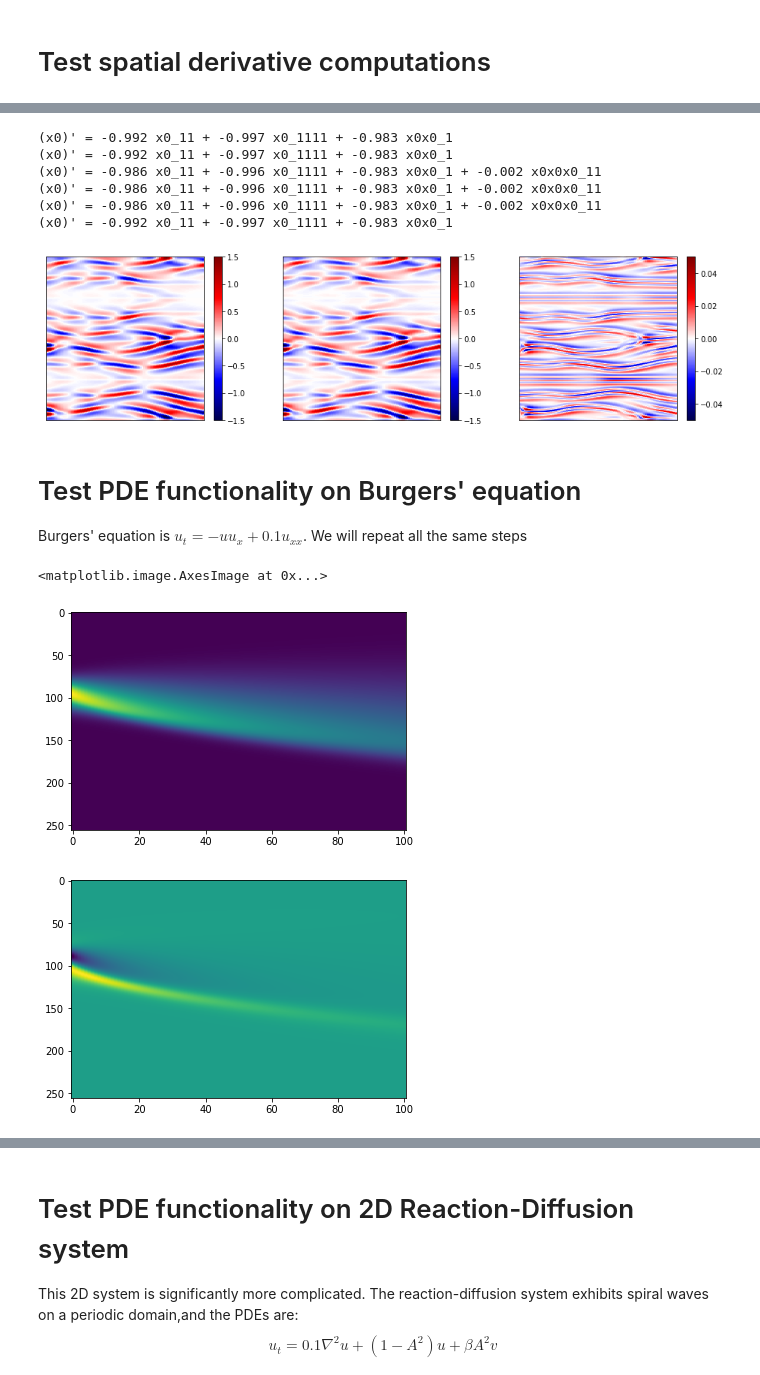
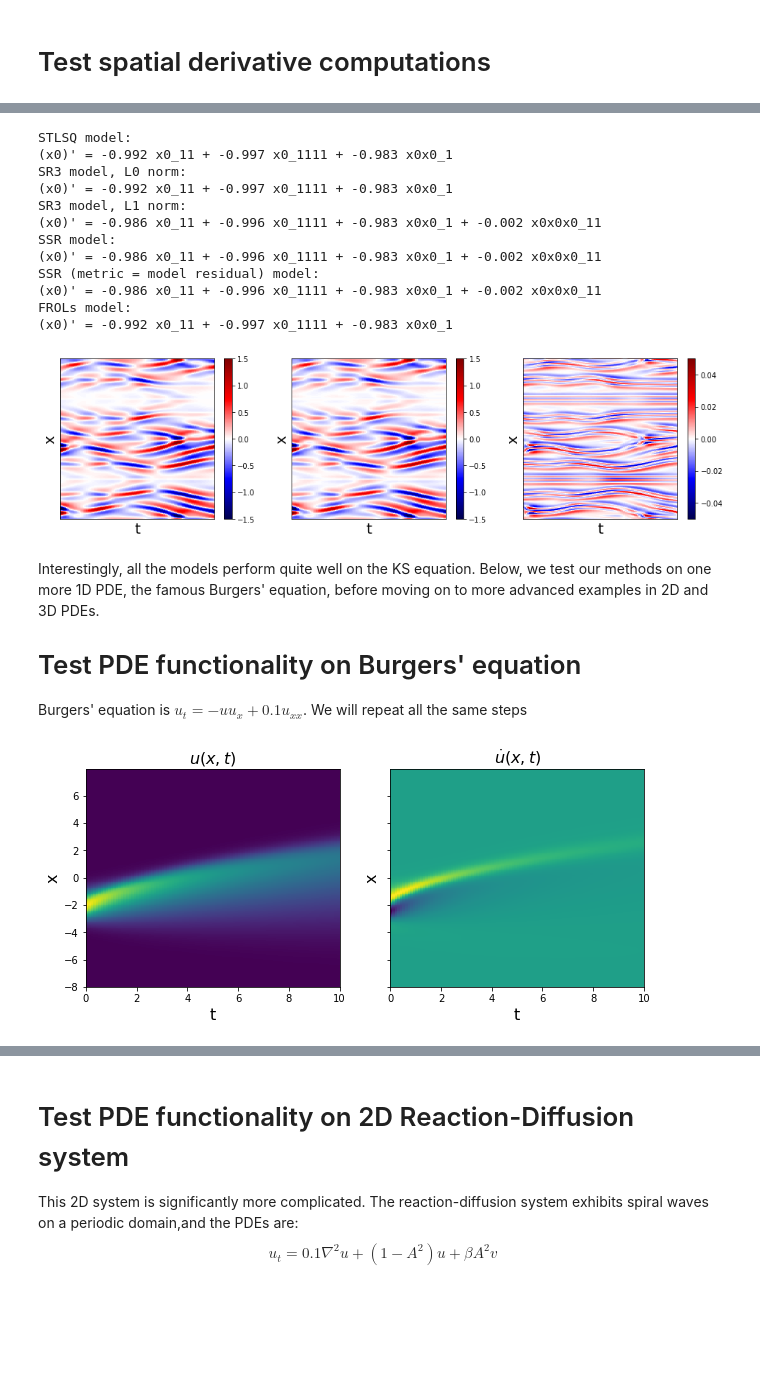
Before and after one commit to dynamicslab/pysindy, a Jupyter notebook: examples/10_PDEFIND_examples.ipynb, the cells around one changed output, grey strips where cells are left out. Drawn from its saved outputs; the diff is of its cells as text; code cells hidden in the pictures; blank space fills up the shorter version.

```diff
--- a/examples/10_PDEFIND_examples.ipynb
+++ b/examples/10_PDEFIND_examples.ipynb
@@ -343,12 +397,14 @@ pde_lib = ps.PDELibrary(
 )
 
 # Again, loop through all the optimizers
+print('STLSQ model: ')
 optimizer = ps.STLSQ(threshold=10, alpha=1e-5, normalize_columns=True)
 model = ps.SINDy(feature_library=pde_lib, optimizer=optimizer)
 model.fit(u_train_flattened, x_dot=u_dot_train_flattened)
 model.print()
 u_dot_stlsq = model.predict(u_test_flattened)
 
+print('SR3 model, L0 norm: ')
 optimizer = ps.SR3(
     threshold=7,
     max_iter=10000,
@@ -361,6 +417,7 @@ model = ps.SINDy(feature_library=pde_lib, optimizer=optimizer)
 model.fit(u_train_flattened, x_dot=u_dot_train_flattened)
 model.print()
 
+print('SR3 model, L1 norm: ')
 optimizer = ps.SR3(
     threshold=1, max_iter=10000, tol=1e-15, thresholder="l1", normalize_columns=True
 )
@@ -368,55 +425,72 @@ model = ps.SINDy(feature_library=pde_lib, optimizer=optimizer)
 model.fit(u_train_flattened, x_dot=u_dot_train_flattened)
 model.print()
 
+print('SSR model: ')
 optimizer = ps.SSR(normalize_columns=True, kappa=1e1)
 model = ps.SINDy(feature_library=pde_lib, optimizer=optimizer)
 model.fit(u_train_flattened, x_dot=u_dot_train_flattened)
 model.print()
 
+print('SSR (metric = model residual) model: ')
 optimizer = ps.SSR(criteria="model_residual", normalize_columns=True, kappa=1e1)
 model = ps.SINDy(feature_library=pde_lib, optimizer=optimizer)
 model.fit(u_train_flattened, x_dot=u_dot_train_flattened)
 model.print()
 
+print('FROLs model: ')
 optimizer = ps.FROLS(normalize_columns=True, kappa=1e-4)
 model = ps.SINDy(feature_library=pde_lib, optimizer=optimizer)
 model.fit(u_train_flattened, x_dot=u_dot_train_flattened)
 model.print()
 # %% [output]
+STLSQ model:
 (x0)' = -0.992 x0_11 + -0.997 x0_1111 + -0.983 x0x0_1
+SR3 model, L0 norm:
 (x0)' = -0.992 x0_11 + -0.997 x0_1111 + -0.983 x0x0_1
+SR3 model, L1 norm:
 (x0)' = -0.986 x0_11 + -0.996 x0_1111 + -0.983 x0x0_1 + -0.002 x0x0x0_11
+SSR model:
 (x0)' = -0.986 x0_11 + -0.996 x0_1111 + -0.983 x0x0_1 + -0.002 x0x0x0_11
+SSR (metric = model residual) model:
 (x0)' = -0.986 x0_11 + -0.996 x0_1111 + -0.983 x0x0_1 + -0.002 x0x0x0_11
+FROLs model:
 (x0)' = -0.992 x0_11 + -0.997 x0_1111 + -0.983 x0x0_1
 # %%
 # Make fancy plot comparing derivative
 plt.figure(figsize=(16, 4))
 plt.subplot(1, 3, 1)
 plt.pcolormesh(t_test, x, u_dot_test[:, :, 0], cmap='seismic', vmin=-1.5, vmax=1.5)
 plt.colorbar()
+plt.xlabel('t', fontsize=20)
+plt.ylabel('x', fontsize=20)
 ax = plt.gca()
 ax.set_xticks([])
 ax.set_yticks([])
 
 plt.subplot(1, 3, 2)
 u_dot_stlsq = np.reshape(u_dot_stlsq, (len(x), len(t_test), 1))
 plt.pcolormesh(t_test, x, u_dot_stlsq[:, :, 0], cmap='seismic', vmin=-1.5, vmax=1.5)
 plt.colorbar()
+plt.xlabel('t', fontsize=20)
+plt.ylabel('x', fontsize=20)
 ax = plt.gca()
 ax.set_xticks([])
 ax.set_yticks([])
 
 plt.subplot(1, 3, 3)
 plt.pcolormesh(t_test, x, u_dot_stlsq[:, :, 0] - u_dot_test[:, :, 0], cmap='seismic', vmin=-0.05, vmax=0.05)
 plt.colorbar()
+plt.xlabel('t', fontsize=20)
+plt.ylabel('x', fontsize=20)
 ax = plt.gca()
 ax.set_xticks([])
 ax.set_yticks([])
-plt.savefig('KS_ut_comparison.pdf')
+plt.savefig('KS_ut_comparison.png')
 # %% [output]
-[figure, old version]
+[figure, new version]
 # %% [markdown]
+Interestingly, all the models perform quite well on the KS equation. Below, we test our methods on one more 1D PDE, the famous Burgers' equation, before moving on to more advanced examples in 2D and 3D PDEs.
+
 # Test PDE functionality on Burgers' equation
 Burgers' equation is
 $u_t = -uu_x + 0.1 u_{xx}$. We will repeat all the same steps
@@ -430,18 +504,26 @@ dt = t[1] - t[0]
 dx = x[1] - x[0]
 
 # Plot u and u_dot
-plt.figure()
-plt.imshow(u, aspect='auto')
+plt.figure(figsize=(10, 4))
+plt.subplot(1, 2, 1)
+plt.pcolormesh(t, x, u)
+plt.xlabel('t', fontsize=16)
+plt.ylabel('x', fontsize=16)
+plt.title(r'$u(x, t)$', fontsize=16)
 u_shaped = np.reshape(u, (len(x), len(t), 1))
-plt.figure()
 u_dot = np.zeros((len(x), len(t), 1))
 for i in range(len(x)):
     u_dot[i, :, :] = ps.FiniteDifference()._differentiate(u_shaped[i, :, :], t=dt)
-plt.imshow(u_dot[:, :, 0], aspect='auto')
+plt.subplot(1, 2, 2)
+plt.pcolormesh(t, x, u_dot[:, :, 0])
+plt.xlabel('t', fontsize=16)
+plt.ylabel('x', fontsize=16)
+ax = plt.gca()
+ax.set_yticklabels([])
+plt.title(r'$\dot{u}(x, t)$', fontsize=16)
+plt.show()
 # %% [output]
-<matplotlib.image.AxesImage at 0x...>
-[figure, old version]
+[figure, new version]
-[figure, removed]
 # %%
 # Randomly assign 80% of time points to training and remainder to testing
 train = np.random.choice(len(t), int(len(t) * 0.8), replace=False)
```
Also changed, not shown: parts of 18 cells of this notebook, 6 other files.
